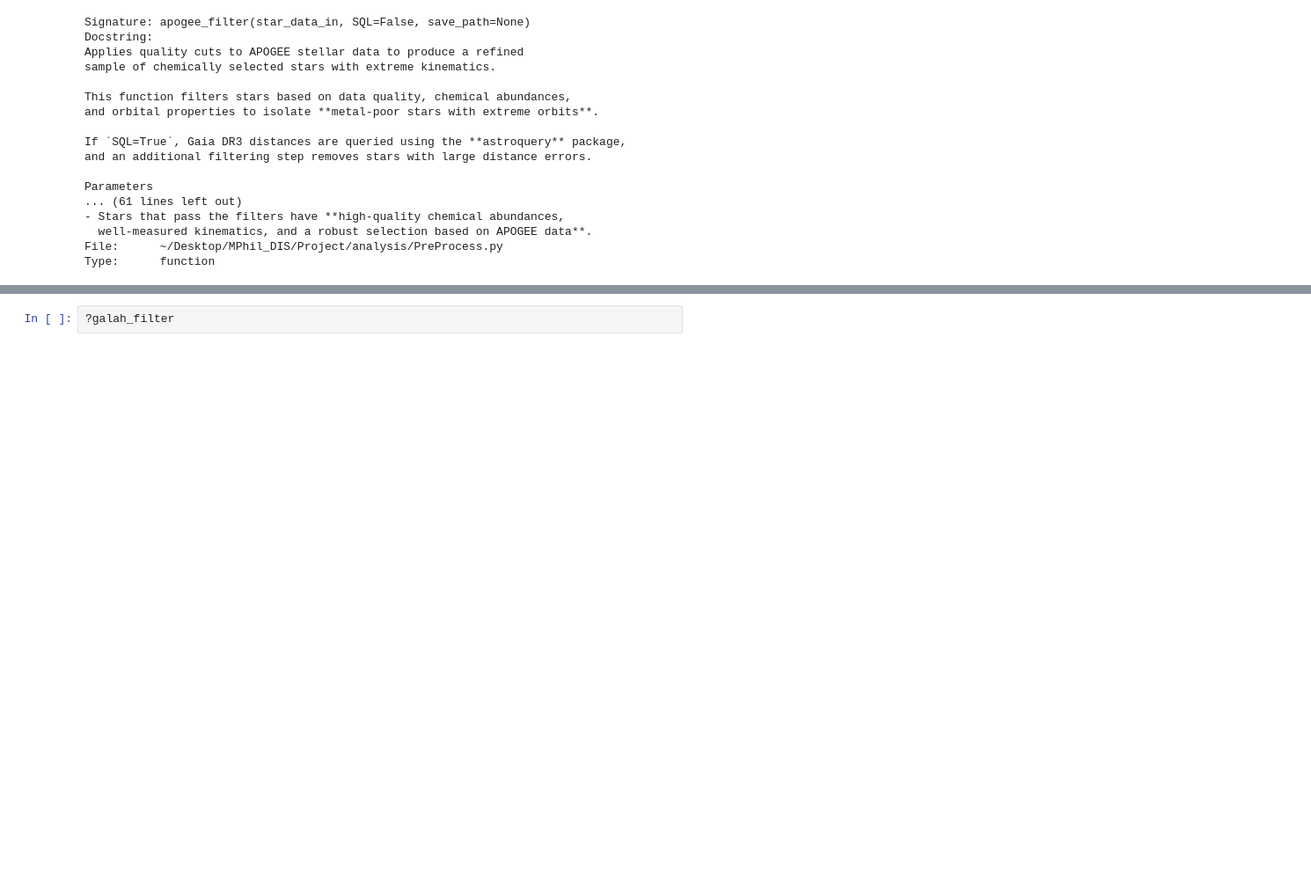
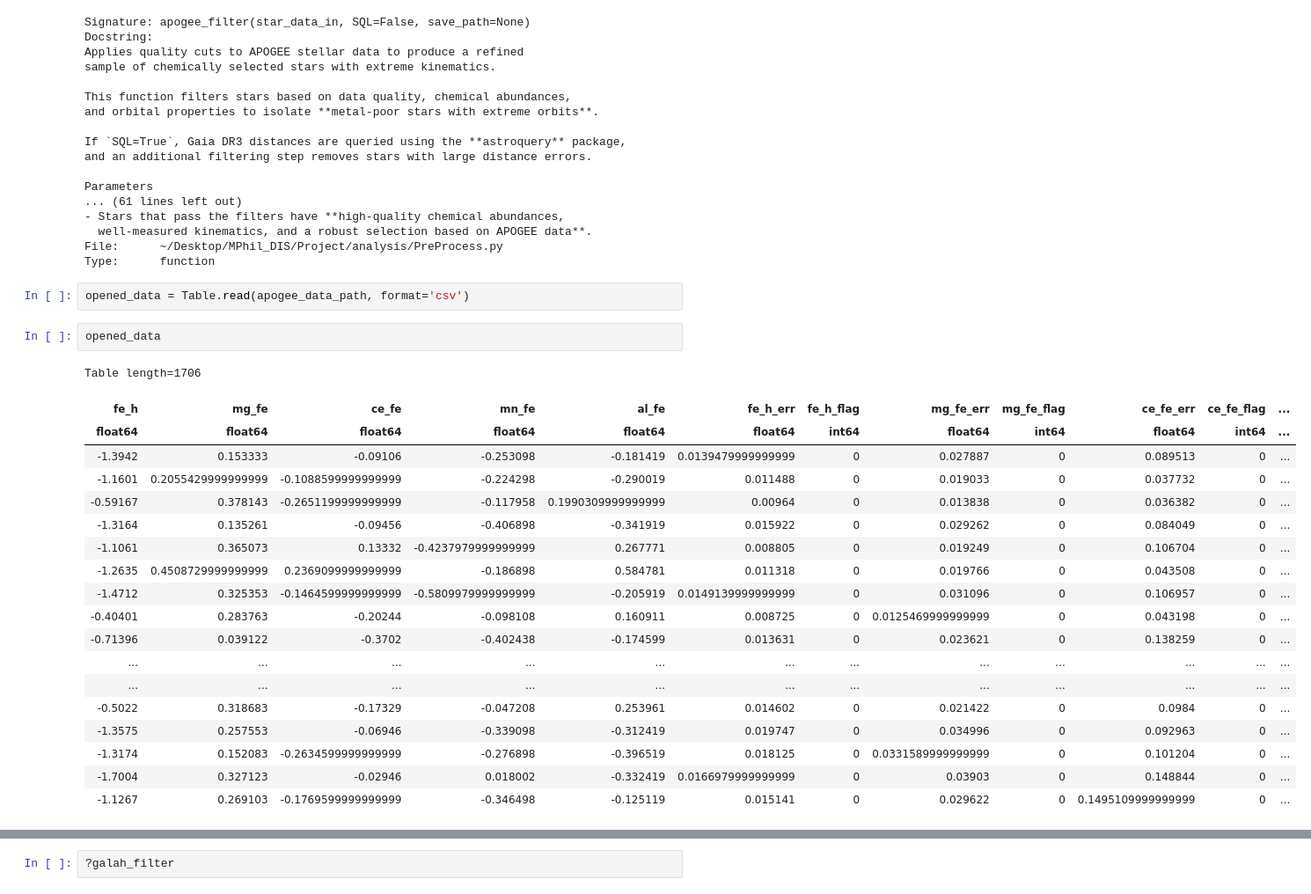
Before and after one commit to JacobTutt/Galactic_Evol_Clustering, a Jupyter notebook: 0_data_preprocessing.ipynb, the cells around one changed output, grey strips where cells are left out. Shown at 88% size. Drawn from its saved outputs; the diff is of its cells as text; blank space fills up the shorter version.

Commit message:
Investigate data cut

```diff
--- a/0_data_preprocessing.ipynb
+++ b/0_data_preprocessing.ipynb
@@ -91,6 +91,30 @@ Parameters
   well-measured kinematics, and a robust selection based on APOGEE data**.
 File:      ~/Desktop/MPhil_DIS/Project/analysis/PreProcess.py
 Type:      function
+# %%
+opened_data = Table.read(apogee_data_path, format='csv')
+# %%
+opened_data
+# %% [output]
+Table length=1706
+| fe_h | mg_fe | ce_fe | mn_fe | al_fe | fe_h_err | fe_h_flag | mg_fe_err | mg_fe_flag | ce_fe_err | ce_fe_flag | ... |
+| float64 | float64 | float64 | float64 | float64 | float64 | int64 | float64 | int64 | float64 | int64 | ... |
+| -1.3942 | 0.153333 | -0.09106 | -0.253098 | -0.181419 | 0.0139479999999999 | 0 | 0.027887 | 0 | 0.089513 | 0 | ... |
+| -1.1601 | 0.2055429999999999 | -0.1088599999999999 | -0.224298 | -0.290019 | 0.011488 | 0 | 0.019033 | 0 | 0.037732 | 0 | ... |
+| -0.59167 | 0.378143 | -0.2651199999999999 | -0.117958 | 0.1990309999999999 | 0.00964 | 0 | 0.013838 | 0 | 0.036382 | 0 | ... |
+| -1.3164 | 0.135261 | -0.09456 | -0.406898 | -0.341919 | 0.015922 | 0 | 0.029262 | 0 | 0.084049 | 0 | ... |
+| -1.1061 | 0.365073 | 0.13332 | -0.4237979999999999 | 0.267771 | 0.008805 | 0 | 0.019249 | 0 | 0.106704 | 0 | ... |
+| -1.2635 | 0.4508729999999999 | 0.2369099999999999 | -0.186898 | 0.584781 | 0.011318 | 0 | 0.019766 | 0 | 0.043508 | 0 | ... |
+| -1.4712 | 0.325353 | -0.1464599999999999 | -0.5809979999999999 | -0.205919 | 0.0149139999999999 | 0 | 0.031096 | 0 | 0.106957 | 0 | ... |
+| -0.40401 | 0.283763 | -0.20244 | -0.098108 | 0.160911 | 0.008725 | 0 | 0.0125469999999999 | 0 | 0.043198 | 0 | ... |
+| -0.71396 | 0.039122 | -0.3702 | -0.402438 | -0.174599 | 0.013631 | 0 | 0.023621 | 0 | 0.138259 | 0 | ... |
+| ... | ... | ... | ... | ... | ... | ... | ... | ... | ... | ... | ... |
+| ... | ... | ... | ... | ... | ... | ... | ... | ... | ... | ... | ... |
+| -0.5022 | 0.318683 | -0.17329 | -0.047208 | 0.253961 | 0.014602 | 0 | 0.021422 | 0 | 0.0984 | 0 | ... |
+| -1.3575 | 0.257553 | -0.06946 | -0.339098 | -0.312419 | 0.019747 | 0 | 0.034996 | 0 | 0.092963 | 0 | ... |
+| -1.3174 | 0.152083 | -0.2634599999999999 | -0.276898 | -0.396519 | 0.018125 | 0 | 0.0331589999999999 | 0 | 0.101204 | 0 | ... |
+| -1.7004 | 0.327123 | -0.02946 | 0.018002 | -0.332419 | 0.0166979999999999 | 0 | 0.03903 | 0 | 0.148844 | 0 | ... |
+| -1.1267 | 0.269103 | -0.1769599999999999 | -0.346498 | -0.125119 | 0.015141 | 0 | 0.029622 | 0 | 0.1495109999999999 | 0 | ... |
 # %%
 apogee_processed_data = apogee_filter(apogee_data_path, SQL=True, save_path = apogee_data_filtered_path)
 # %% [output]
```
Also changed, not shown: parts of 3 cells of this notebook, 1 other file.
